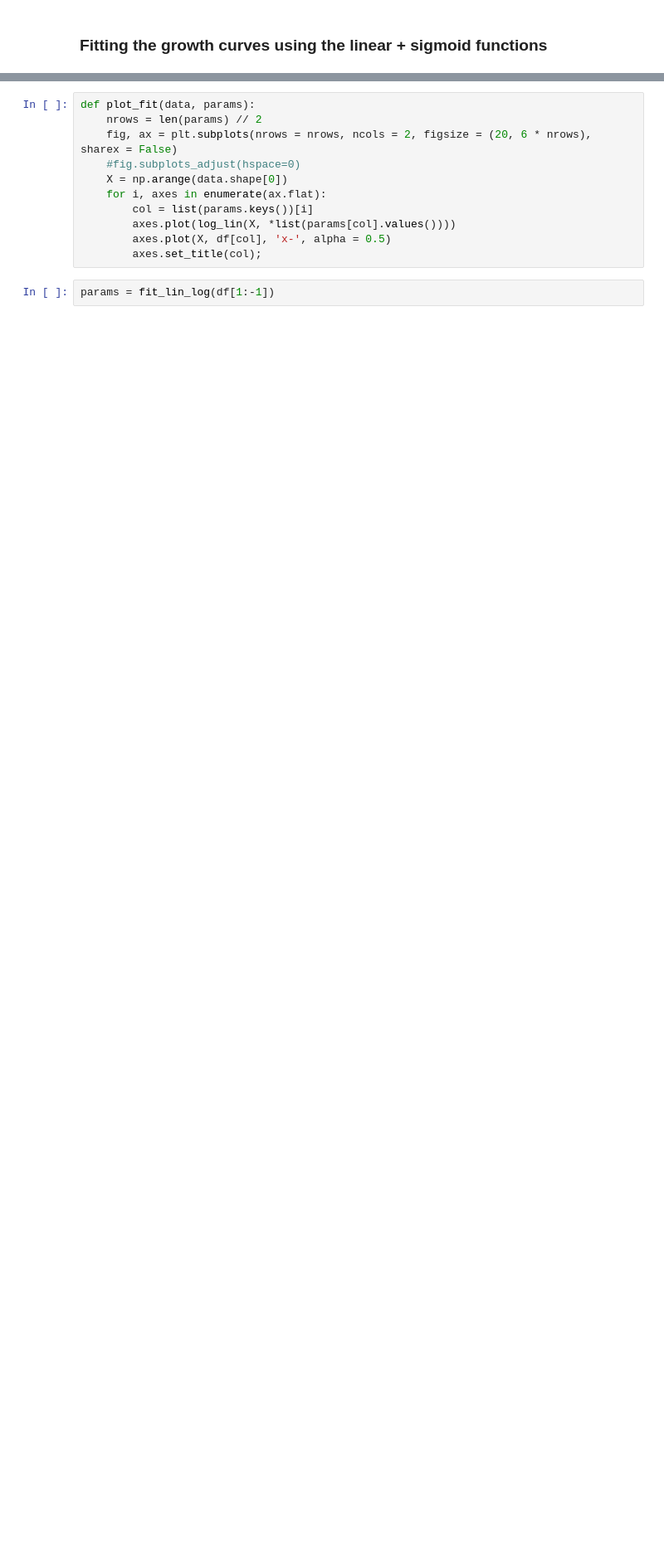
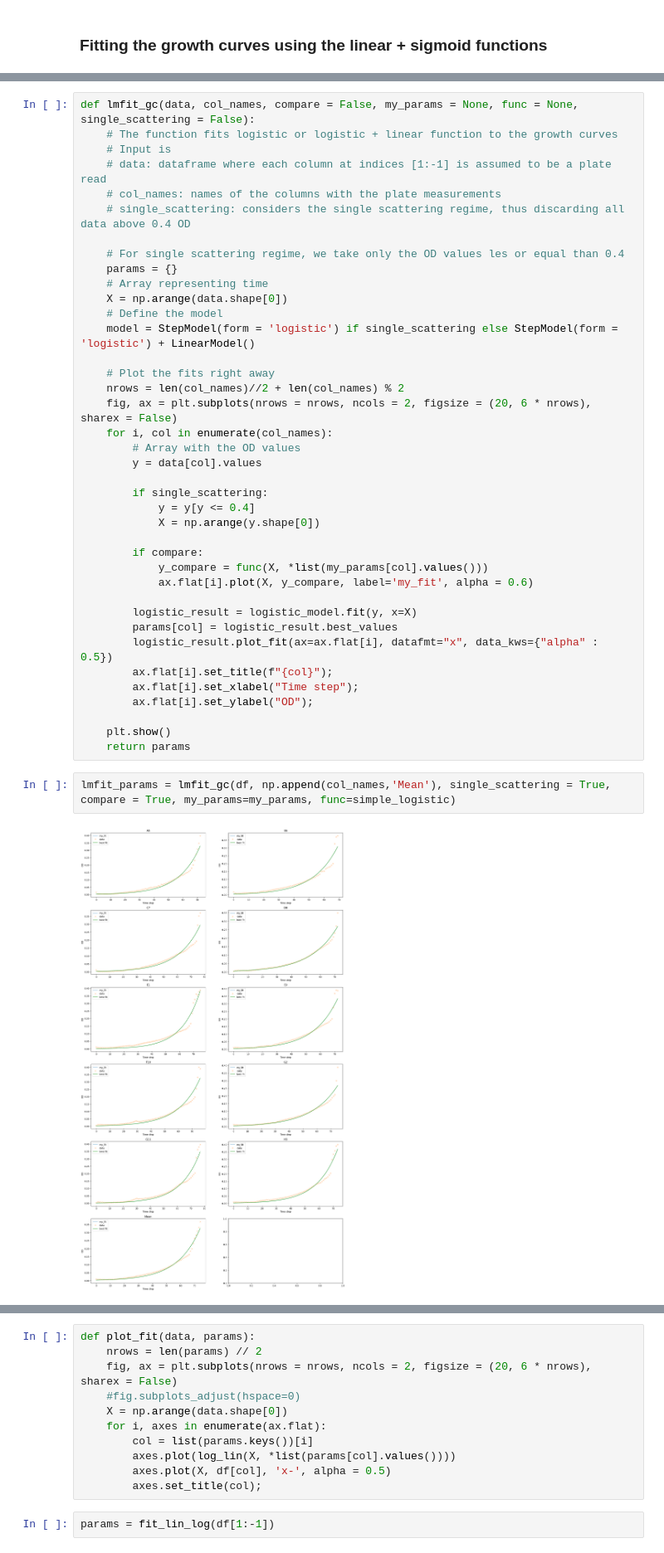
Before and after one commit to mpedraza98/trna, a Jupyter notebook: Fit_growth_curve.ipynb, the cells around one changed output, grey strips where cells are left out. Shown at 83% size. Drawn from its saved outputs; the diff is of its cells as text; blank space fills up the shorter version.

```diff
--- a/Fit_growth_curve.ipynb
+++ b/Fit_growth_curve.ipynb
@@ -170,0 +168,43 @@ plot_fit_gc(df, simple_logistic, test_params, single_scattering=True)
+# %%
+def lmfit_gc(data, col_names, compare = False, my_params = None, func = None, single_scattering = False):
+    # The function fits logistic or logistic + linear function to the growth curves
+    # Input is
+    # data: dataframe where each column at indices [1:-1] is assumed to be a plate read
+    # col_names: names of the columns with the plate measurements
+    # single_scattering: considers the single scattering regime, thus discarding all data above 0.4 OD
+
+    # For single scattering regime, we take only the OD values les or equal than 0.4
+    params = {}
+    # Array representing time
+    X = np.arange(data.shape[0])
+    # Define the model
+    model = StepModel(form = 'logistic') if single_scattering else StepModel(form = 'logistic') + LinearModel()
+
+    # Plot the fits right away
+    nrows = len(col_names)//2 + len(col_names) % 2
+    fig, ax = plt.subplots(nrows = nrows, ncols = 2, figsize = (20, 6 * nrows), sharex = False)
+    for i, col in enumerate(col_names):
+        # Array with the OD values
+        y = data[col].values
+
+        if single_scattering:
+            y = y[y <= 0.4]
+            X = np.arange(y.shape[0])
+
+        if compare:
+            y_compare = func(X, *list(my_params[col].values()))
+            ax.flat[i].plot(X, y_compare, label='my_fit', alpha = 0.6)
+
+        logistic_result = logistic_model.fit(y, x=X)
+        params[col] = logistic_result.best_values
+        logistic_result.plot_fit(ax=ax.flat[i], datafmt="x", data_kws={"alpha" : 0.5})
+        ax.flat[i].set_title(f"{col}");
+        ax.flat[i].set_xlabel("Time step");
+        ax.flat[i].set_ylabel("OD");
+
+    plt.show()
+    return params
+# %%
+lmfit_params = lmfit_gc(df, np.append(col_names,'Mean'), single_scattering = True, compare = True, my_params=my_params, func=simple_logistic)
+# %% [output]
+[figure, added]
```
Also changed, not shown: parts of 34 cells of this notebook, 14 other files.
